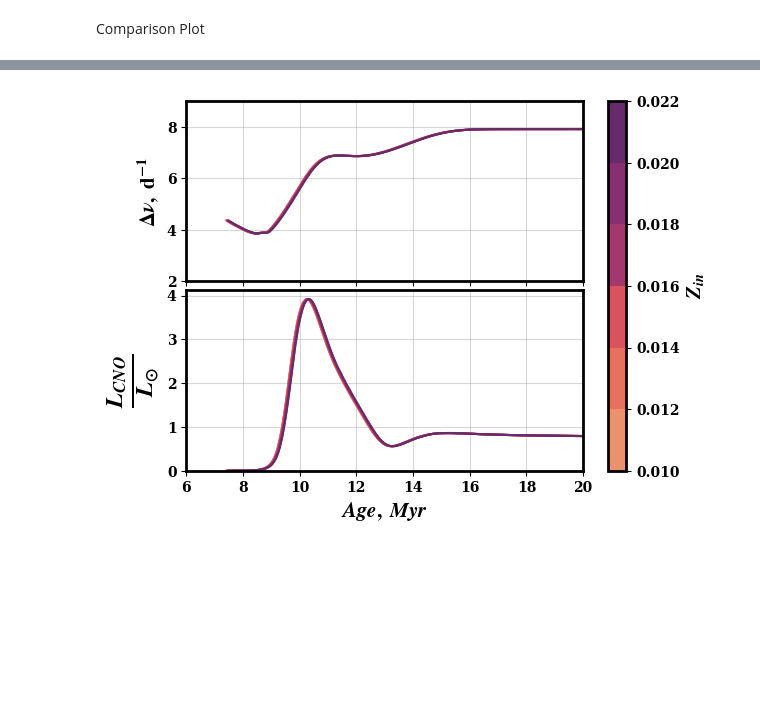
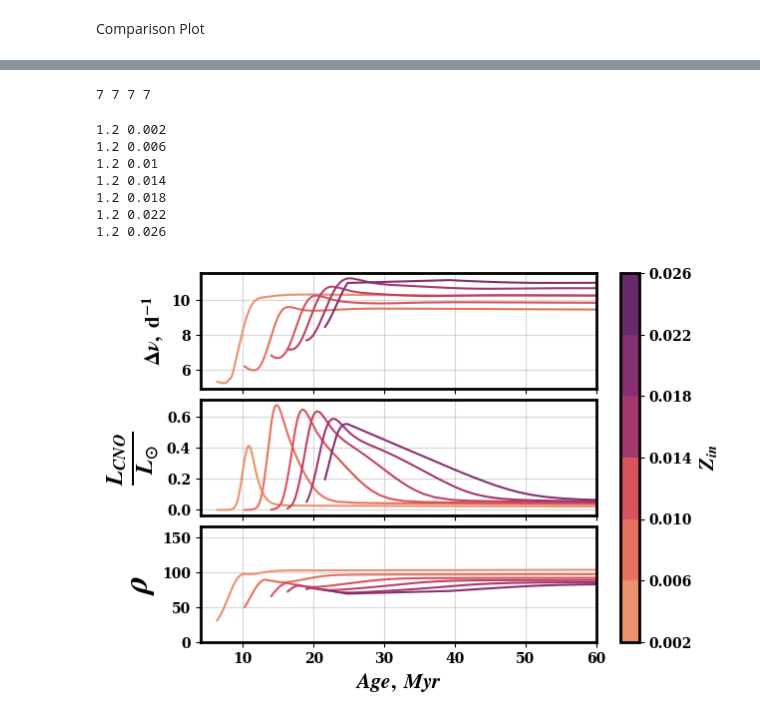
Before and after one commit to gautam-404/MESA-tests, a Jupyter notebook: plots2.ipynb, the cells around one changed output, grey strips where cells are left out. Drawn from its saved outputs; the diff is of its cells as text; code cells hidden in the pictures; blank space fills up the shorter version.

```diff
--- a/plots2.ipynb
+++ b/plots2.ipynb
@@ -200,3 +198,6 @@ logs_dirs = sorted(glob.glob(f"tests_here/test_M*/LOGS"), key=lambda x: float(x.
 # plt.xlim(6, 25)
 # %% [markdown]
 Comparison Plot
+# %%
+logs_dirs = sorted(glob.glob(f"test/test_M1_*/LOGS"), key=lambda x: float(x.split('/')[-2].split('_')[-1].split('Z')[-1]))
+logs_dirs
@@ -203,5 +212,5 @@ Comparison Plot
 # %%
-Z_in = [0.010, 0.012, 0.014, 0.016, 0.018, 0.020, 0.022]
+Z_in = [0.002, 0.006, 0.01, 0.014, 0.018, 0.022, 0.026]
 palette = sns.color_palette("flare", n_colors=len(Z_in))
 sns.set_palette(palette)
 cmap = mpl.colors.ListedColormap(palette)
@@ -209,6 +218,7 @@ age = []
 cno = []
 eps = []
 dnu = []
+density = []
 for logs_dir in logs_dirs:
     M = logs_dir.split('/')[-2].split('_')[-2].split('M')[-1]
     Z = logs_dir.split('/')[-2].split('_')[-1].split('Z')[-1]
@@ -218,44 +228,64 @@ for logs_dir in logs_dirs:
     cno_i = []
     eps_i = []
     dnu_i = []
+    density_i = []
     for i in range(len(freqs)):
         Dnu, epsilon = get_fit(0, freqs[i])
         eps_i.append(epsilon)
         age_i.append(hist[hist.model_number == models[i]]['star_age']/1e6)
         dnu_i.append(Dnu)
         cno_i.append(hist[hist.model_number == models[i]]['cno'].values[0])
+        density_i.append(hist[hist.model_number == models[i]]['log_cntr_Rho'].values[0])
     age.append(age_i)
     cno.append(cno_i)
     eps.append(eps_i)
     dnu.append(dnu_i)
+    density.append(density_i)
+# %%
+print(len(age), len(dnu), len(cno), len(density))
+# %% [output]
+7 7 7 7
 # %%
-fig, axes = plt.subplots(nrows=2, ncols=1)
+fig, axes = plt.subplots(nrows=3, ncols=1)
 ax1 = axes[0]
 ax2 = axes[1]
-# ax1 = plt.subplot(211)
-# ax2 = plt.subplot(212)
+ax3 = axes[2]
 
-for i in range(len(Z_in)):
-    # ax1.scatter(age[i], dnu[i], color=palette[i])
-    # ax2.scatter(age[i], 10**np.array(cno[i]), color=palette[i])
+i = 0
+for log in logs_dirs:
+    M = log.split('/')[-2].split('_')[-2].split('M')[-1]
+    Z = log.split('/')[-2].split('_')[-1].split('Z')[-1]
+    print(M, Z)
     ax1.plot(age[i], dnu[i], color=palette[i])
     ax2.plot(age[i], 10**np.array(cno[i]), color=palette[i])
+    ax3.plot(age[i], 10**np.array(density[i]), color=palette[i])
+    i += 1
 ax1.set_ylabel(r'$\Delta\nu,\ \rm{d}^{-1}$', fontsize=15)
 ax2.set_ylabel(r'$\frac{L_{CNO}}{L_{\odot}}$', fontsize=25)
+ax3.set_ylabel(r'$\rho}$', fontsize=25)
 plt.xlabel(r'$Age,\ Myr$', fontsize=15)
-ax1.set_xlim(6, 20)
-ax1.set_ylim(2, 9)
-ax2.set_xlim(6, 20)
+ax1.set_xlim(4, 60)
+ax2.set_xlim(4, 60)
+ax3.set_xlim(4, 60)
 ax1.set_xticklabels([])
-plt.subplots_adjust(wspace=0, hspace=0.05)
+ax2.set_xticklabels([])
+plt.subplots_adjust(wspace=0, hspace=0.1)
 ax1.grid(alpha=0.5)
 ax2.grid(alpha=0.5)
+ax3.grid(alpha=0.5)
 z = [[0,0],[0,0]]
 levels = Z_in
 contour = plt.contourf(z, levels, cmap=cmap)
 cb = fig.colorbar(contour, ticks=Z_in,
                 boundaries=np.arange(len(Z_in)+1)-0.5, ax=axes.ravel().tolist())
 cb.set_label(label=r'$Z_{in}$', size=15, weight='bold')
 plt.show()
 # %% [output]
+1.2 0.002
+1.2 0.006
+1.2 0.01
+1.2 0.014
+1.2 0.018
+1.2 0.022
+1.2 0.026
-[figure, old version]
+[figure, new version]
```
Also changed, not shown: parts of 2 cells of this notebook, 7 other files.
